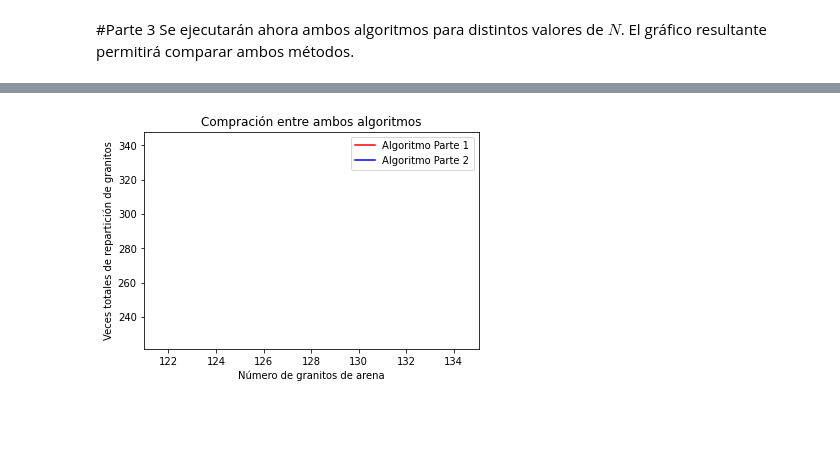
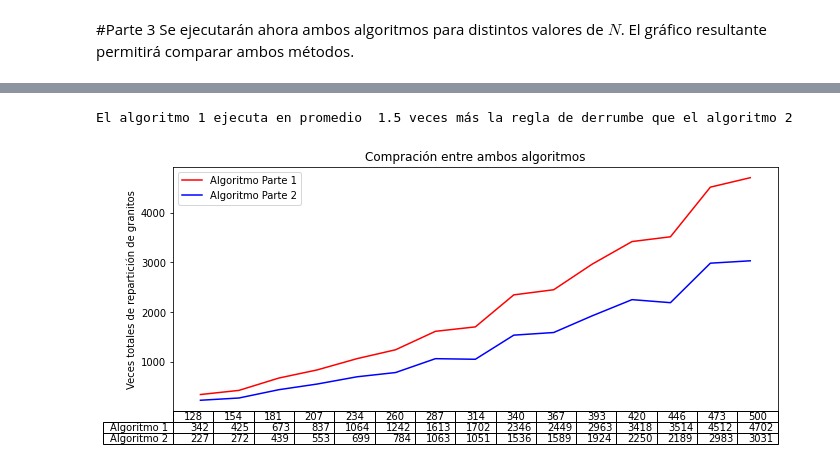
Before and after one commit to DiegoRomanCortes/AED, a Jupyter notebook: PilaArena.ipynb, the cells around one changed output, grey strips where cells are left out. Cells and saved outputs as stored; diff of their text form; code cells hidden in the pictures; blank space fills up the shorter version.

```diff
--- a/PilaArena.ipynb
+++ b/PilaArena.ipynb
@@ -14,6 +14,5 @@ import numpy as np
 # %% [markdown]
 Luego se le pide la cantidad inicial de arena al usuario.
 # %%
-#N = input("Inserte número de granitos de arena a apilar: ")
-N = 10000
+N = input("Inserte número de granitos de arena a apilar: ")
 # %% [markdown]
@@ -53,7 +52,7 @@ Número de veces que se aplicó la regla:  1830917
 #Parte 2
 Notemos que el algoritmo anterior admite una pequeña optimización, pues reparte los granos de arena de a 4 unidades. Se implementará por tanto una porción de código que reparta todo lo que se pueda (mayor múltiplo de 4) a sus vecinos cardinales.
 # %%
-N = 128
+N = input("Inserte número de granitos de arena a apilar: ")
 N = int(N)
 L = 2*np.sqrt(N/np.pi/2)
 L = int(L)
@@ -123,15 +128,15 @@ def alg_2(N, mat):
 def corre(alg, N):
   N = int(N)
   L = 2*np.sqrt(N/np.pi/2) #aquí me di cuenta que en promedio cada casilla debería tener 1.5 granitos
-  L = int(L)
+  L = int(L) + 2
   mat = np.zeros((L,L))
   mat[L//2][L//2] = N
   res = alg(N, mat)
   return res
 # %%
-enes = np.linspace(128,128)
-res_1 = np.zeros(len(enes))
-res_2 = np.zeros(len(enes))
+enes = np.linspace(128,25000,dtype = int)
+res_1 = np.zeros(len(enes), dtype = int)
+res_2 = np.zeros(len(enes), dtype = int)
 
 i = 0
 while i < len(enes):
@@ -139,17 +144,31 @@ while i < len(enes):
   res_2[i] = corre(alg_2, enes[i])[1]
   i += 1
 # %%
+plt.figure(figsize=[12,5])
+
 plt.plot(enes, res_1, 'r', label = "Algoritmo Parte 1")
 plt.plot(enes, res_2, 'b', label = 'Algoritmo Parte 2')
 
-plt.title("Compración entre ambos algoritmos")
-plt.xlabel("Número de granitos de arena")
-plt.ylabel("Veces totales de repartición de granitos")
+escalar = res_1/res_2
+e = escalar.mean()
+e = 10*e//1/10
+print("El algoritmo 1 ejecuta en promedio ",e, "veces más la regla de derrumbe que el algoritmo 2")
+
+
 plt.legend()
 
+plt.xticks(ticks = [])
+
+plt.table(cellText=[res_1,res_2],rowLabels=["Algoritmo 1","Algoritmo 2"], colLabels = enes)
+plt.subplots_adjust(left=0.2, bottom=0.2)
+
+plt.title("Compración entre ambos algoritmos")
+#plt.xlabel("Número de granitos de arena")
+plt.ylabel("Veces totales de repartición de granitos")
 plt.show()
 # %% [output]
+El algoritmo 1 ejecuta en promedio  1.5 veces más la regla de derrumbe que el algoritmo 2
-[figure, old version]
+[figure, new version]
 # %% [markdown]
 ![texto alternativo](https://github.com/DiegoRomanCortes/AED/blob/master/hasta%205000.png?raw=true)
 
```
Also changed, not shown: parts of 6 cells of this notebook.
